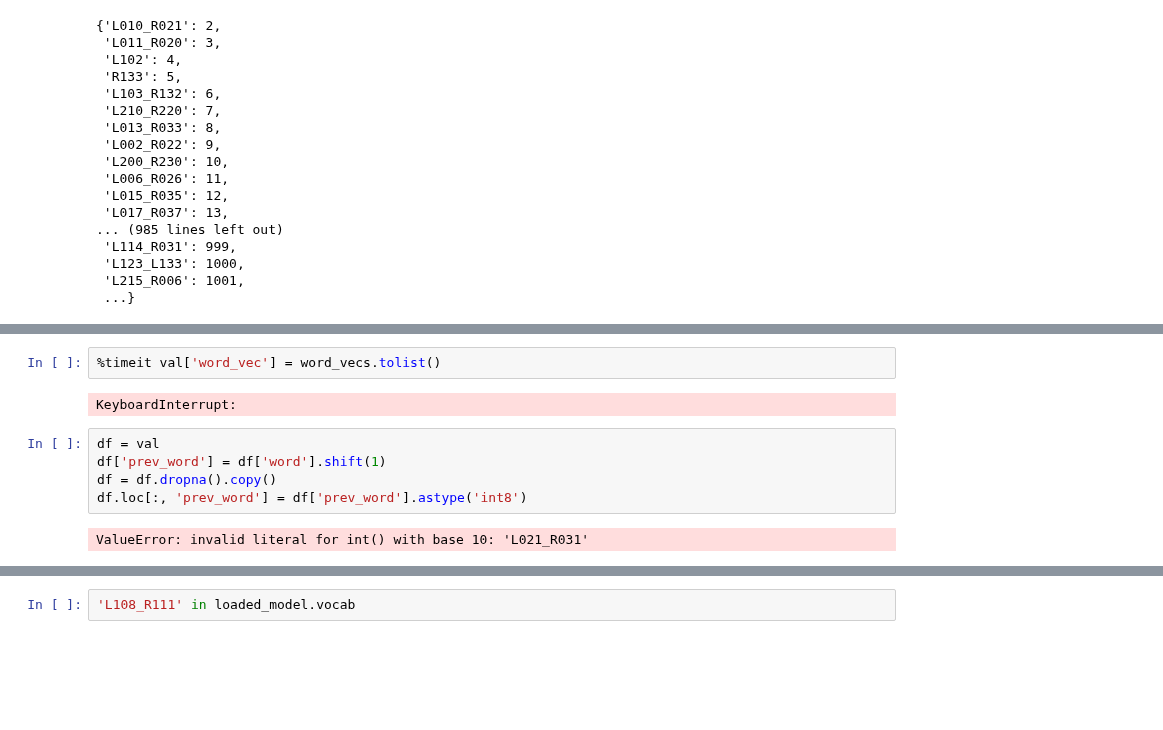
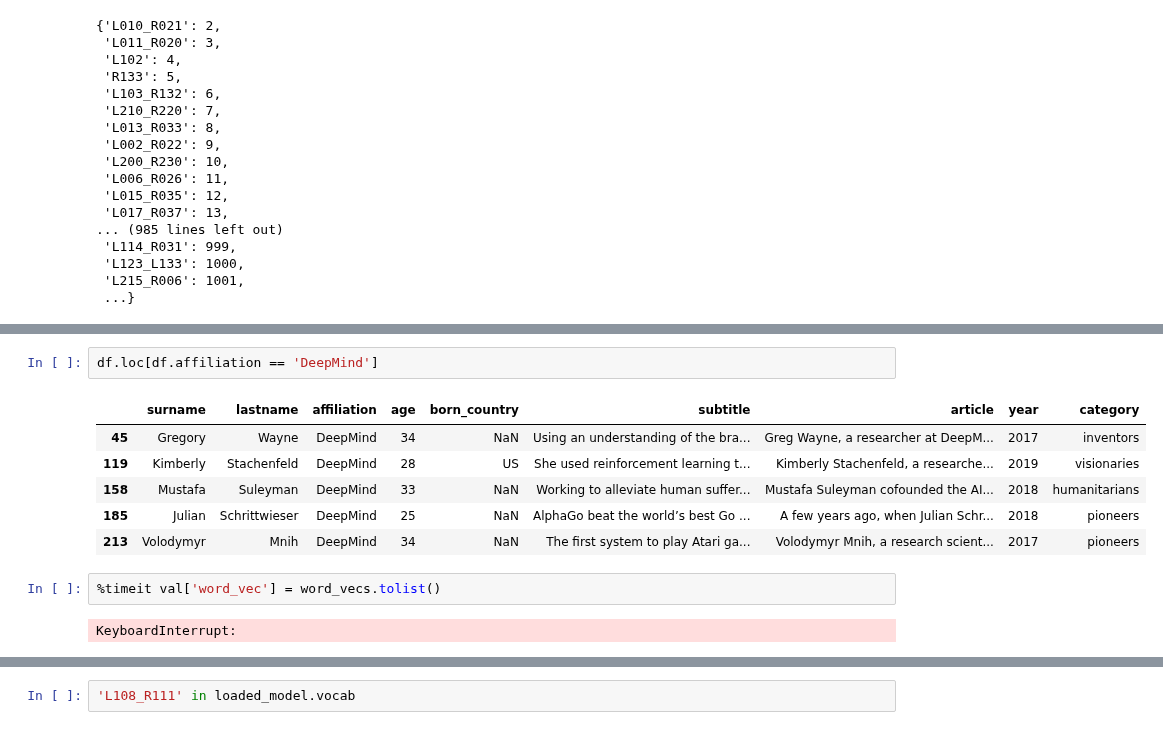
Before and after one commit to ronaldluc/DeepSaber, a Jupyter notebook: research/action_vectors/create_action_embeddings.ipynb, the cells around one changed output, grey strips where cells are left out. Drawn from its saved outputs; the diff is of its cells as text; blank space fills up the shorter version.

```diff
--- a/research/action_vectors/create_action_embeddings.ipynb
+++ b/research/action_vectors/create_action_embeddings.ipynb
@@ -835,11 +847,13 @@ train.head()
+# %%
+df.loc[df.affiliation == 'DeepMind']
+# %% [output]
+|  | surname | lastname | affiliation | age | born_country | subtitle | article | year | category |
+| 45 | Gregory | Wayne | DeepMind | 34 | NaN | Using an understanding of the bra... | Greg Wayne, a researcher at DeepM... | 2017 | inventors |
+| 119 | Kimberly | Stachenfeld | DeepMind | 28 | US | She used reinforcement learning t... | Kimberly Stachenfeld, a researche... | 2019 | visionaries |
+| 158 | Mustafa | Suleyman | DeepMind | 33 | NaN | Working to alleviate human suffer... | Mustafa Suleyman cofounded the AI... | 2018 | humanitarians |
+| 185 | Julian | Schrittwieser | DeepMind | 25 | NaN | AlphaGo beat the world’s best Go ... | A few years ago, when Julian Schr... | 2018 | pioneers |
+| 213 | Volodymyr | Mnih | DeepMind | 34 | NaN | The first system to play Atari ga... | Volodymyr Mnih, a research scient... | 2017 | pioneers |
 # %%
 %timeit val['word_vec'] = word_vecs.tolist()
 # %% [output]
 KeyboardInterrupt:
-# %%
-df = val
-df['prev_word'] = df['word'].shift(1)
-df = df.dropna().copy()
-df.loc[:, 'prev_word'] = df['prev_word'].astype('int8')
-# %% [output]
-ValueError: invalid literal for int() with base 10: 'L021_R031'
```
Also changed, not shown: parts of 8 cells of this notebook, 6 other files.
